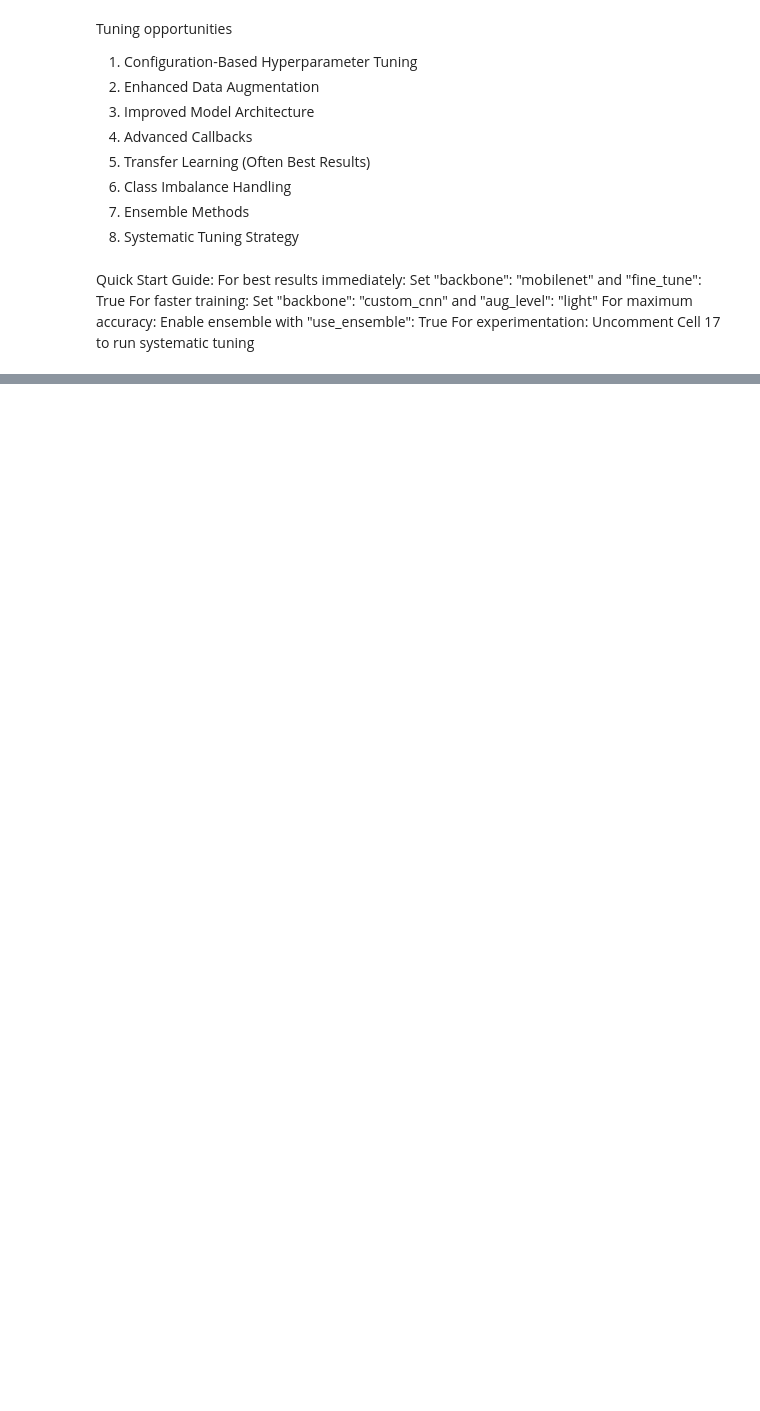
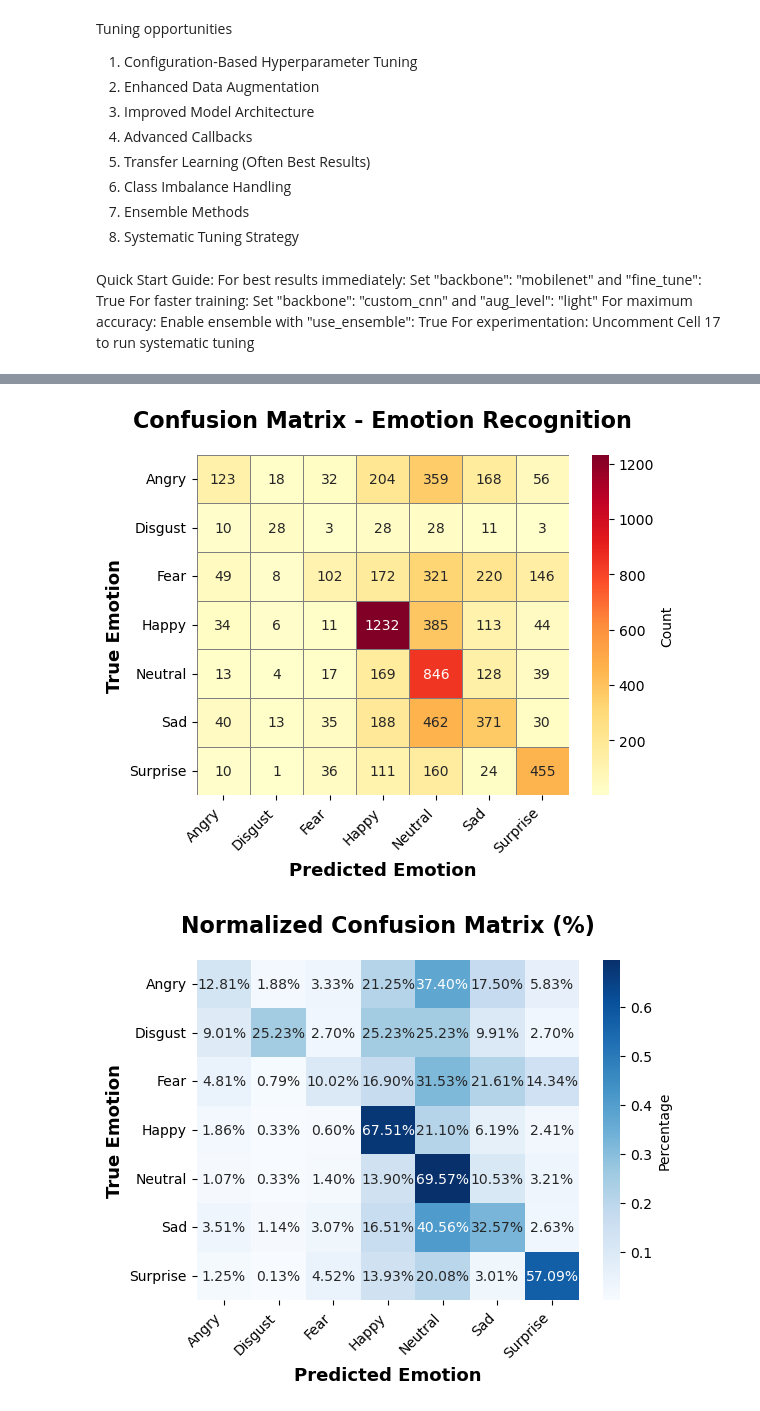
Before and after one commit to frankletsbe/IAT_Deeplearning, a Jupyter notebook: Project/tuned-model.ipynb, the cells around one changed output, grey strips where cells are left out. Drawn from its saved outputs; the diff is of its cells as text; code cells hidden in the pictures; blank space fills up the shorter version.

```diff
--- a/Project/tuned-model.ipynb
+++ b/Project/tuned-model.ipynb
@@ -696,6 +783,12 @@ print("="*70)
 # =======================================================================
 # Enhanced Performance Visualizations
 # =======================================================================
+# Add this before the visualization section
+validation_set.reset()
+predictions = model.predict(validation_set, verbose=0)
+predicted_classes = np.argmax(predictions, axis=1)
+true_classes = validation_set.classes
+cm = confusion_matrix(true_classes, predicted_classes)
 
 # 1. Confusion Matrix
 plt.figure(figsize=(6, 5))
@@ -779,30 +872,33 @@ summary_df = pd.DataFrame({
     'Precision': [f'{p:.2%}' for p in precision],
     'Recall': [f'{r:.2%}' for r in recall],
     'F1-Score': [f'{f:.2%}' for f in f1],
     'Support': support.astype(int)
 })
 
 print("\n" + "="*70)
 print("📊 PERFORMANCE SUMMARY TABLE")
 print("="*70)
 print(summary_df.to_string(index=False))
 print("="*70)
 
 # 6. Misclassification Analysis
 misclassified = cm.copy()
 np.fill_diagonal(misclassified, 0)
 
 top_confusions = []
 for i in range(7):
     for j in range(7):
         if i != j:
             top_confusions.append((class_labels[i], class_labels[j], misclassified[i, j]))
 
 top_confusions.sort(key=lambda x: x[2], reverse=True)
 
 print("\n" + "="*70)
 print("⚠️  TOP 5 MISCLASSIFICATION PAIRS")
 print("="*70)
 for true_label, pred_label, count in top_confusions[:5]:
     print(f"{true_label:>10} → {pred_label:<10} : {count:>4} times")
 print("="*70)
+# %% [output]
+[figure, added]
+[figure, added]
```
Also changed, not shown: parts of 10 cells of this notebook, 5 other files.
